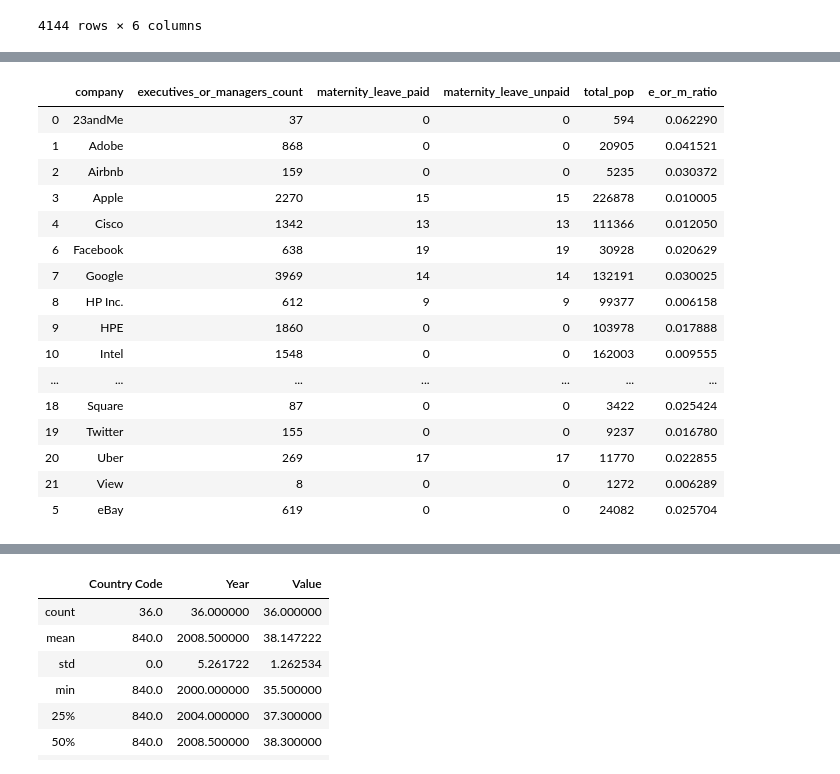
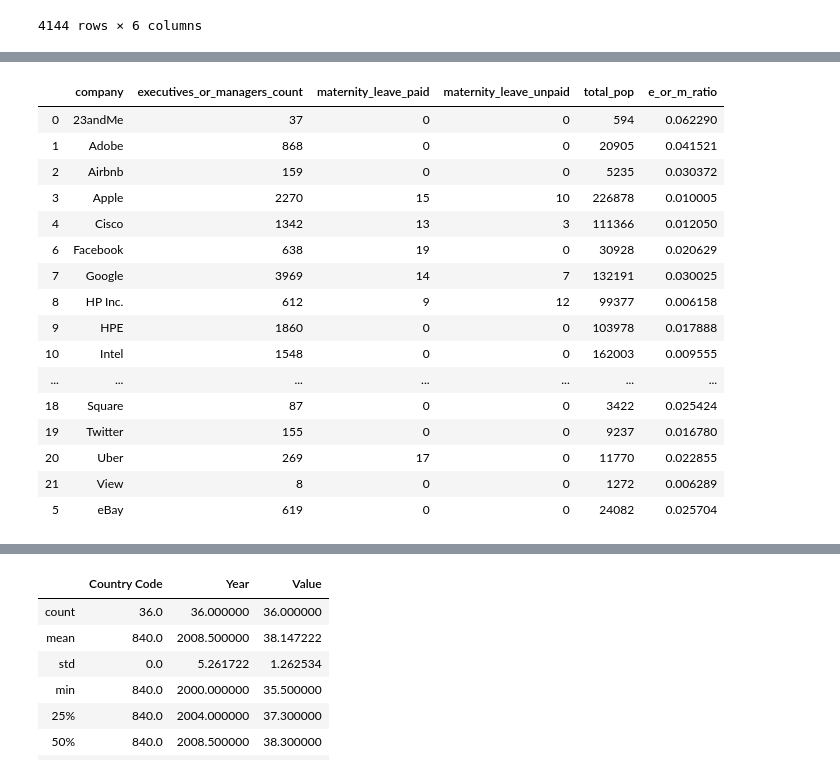
Before and after one commit to anjaliramesh42243/An-Exploratory-Data-Analysis-of-Women-in-the-Workforce, a Jupyter notebook: MaternityLeave.ipynb, the cells around one changed output, grey strips where cells are left out. Saved outputs shown, nothing was run; the diff lists cells and outputs as text; code cells hidden in the pictures.

Commit message:
Adding updates for maternity leave notebook

```diff
--- a/MaternityLeave.ipynb
+++ b/MaternityLeave.ipynb
@@ -444,22 +464,23 @@ data = {'company': [], 'executives_or_managers_count': [], 'maternity_leave_paid
 for company in df_gender_manager['company'].unique():
     rows = df_gender_manager[df_gender_manager['company'] == company]
     total_pop = rows['count'].sum()
-    data['total_pop'].append(rows['count'].sum())
+    data['total_pop'].append(total_pop)
     rows = rows[(rows['job_category'] == 'Executives') | (rows['job_category'] == 'Managers')]
     rows = rows[rows['gender'] == 'female']
     rows['count'] = rows['count'].astype(int)
     data['company'].append(company)
     executives_or_managers_count = rows['count'].sum()
-    data['executives_or_managers_count'].append(rows['count'].sum())
+    data['executives_or_managers_count'].append(executives_or_managers_count)
     data['maternity_leave_paid'].append(0)
     data['maternity_leave_unpaid'].append(0)
     data['e_or_m_ratio'].append(executives_or_managers_count/total_pop)
 
 for company in df_gender_manager['company'].unique():
-    if company in df_mat_lv['Company Name'].unique().tolist():
+    #print(company)
+    if company in df_mat_lv['Company Name'].unique():
         index = data['company'].index(company)
         data['maternity_leave_paid'][index] = int(df_mat_lv[df_mat_lv['Company Name']==company]["Maternity Leave (paid)"].values)
         try:
-            data['maternity_leave_unpaid'][index] = int(df_mat_lv[df_mat_lv['Company Name']==company]["Maternity Leave (paid)"].values)
+            data['maternity_leave_unpaid'][index] = int(df_mat_lv[df_mat_lv['Company Name']==company]["Maternity Leave (unpaid)"].values)
         except:
             data['maternity_leave_unpaid'][index] = 0
@@ -466,23 +505,23 @@ for company in df_gender_manager['company'].unique():
 # %%
 df_num_managers = pd.DataFrame(data)
 df_num_managers = df_num_managers.sort_values(by='company', ascending=True)
-df_num_managers.reset_index()
+#df_num_managers.reset_index()
 df_num_managers
 # %% [output]
 |  | company | executives_or_managers_count | maternity_leave_paid | maternity_leave_unpaid | total_pop | e_or_m_ratio |
 | 0 | 23andMe | 37 | 0 | 0 | 594 | 0.062290 |
 | 1 | Adobe | 868 | 0 | 0 | 20905 | 0.041521 |
 | 2 | Airbnb | 159 | 0 | 0 | 5235 | 0.030372 |
-| 3 | Apple | 2270 | 15 | 15 | 226878 | 0.010005 |
-| 4 | Cisco | 1342 | 13 | 13 | 111366 | 0.012050 |
-| 6 | Facebook | 638 | 19 | 19 | 30928 | 0.020629 |
-| 7 | Google | 3969 | 14 | 14 | 132191 | 0.030025 |
-| 8 | HP Inc. | 612 | 9 | 9 | 99377 | 0.006158 |
+| 3 | Apple | 2270 | 15 | 10 | 226878 | 0.010005 |
+| 4 | Cisco | 1342 | 13 | 3 | 111366 | 0.012050 |
+| 6 | Facebook | 638 | 19 | 0 | 30928 | 0.020629 |
+| 7 | Google | 3969 | 14 | 7 | 132191 | 0.030025 |
+| 8 | HP Inc. | 612 | 9 | 12 | 99377 | 0.006158 |
 | 9 | HPE | 1860 | 0 | 0 | 103978 | 0.017888 |
 | 10 | Intel | 1548 | 0 | 0 | 162003 | 0.009555 |
 | ... | ... | ... | ... | ... | ... | ... |
 | 18 | Square | 87 | 0 | 0 | 3422 | 0.025424 |
 | 19 | Twitter | 155 | 0 | 0 | 9237 | 0.016780 |
-| 20 | Uber | 269 | 17 | 17 | 11770 | 0.022855 |
+| 20 | Uber | 269 | 17 | 0 | 11770 | 0.022855 |
 | 21 | View | 8 | 0 | 0 | 1272 | 0.006289 |
 | 5 | eBay | 619 | 0 | 0 | 24082 | 0.025704 |
```
Also changed, not shown: parts of 11 cells of this notebook.
